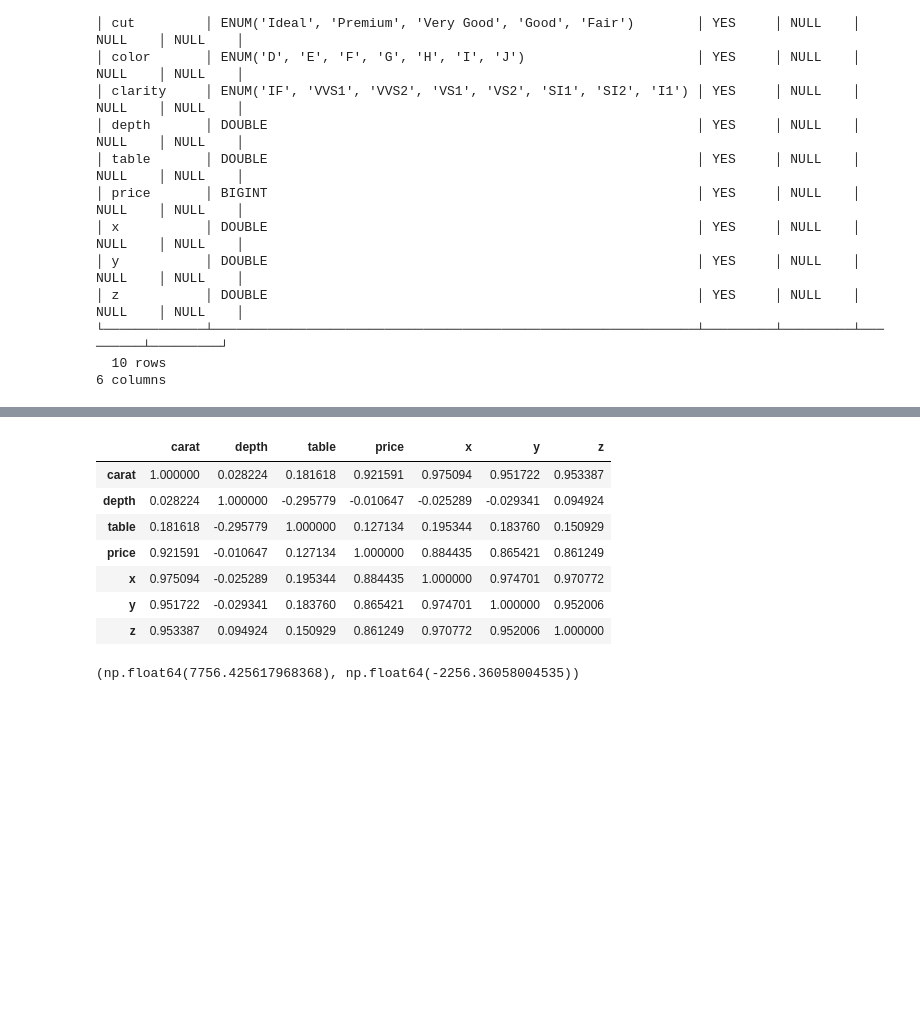
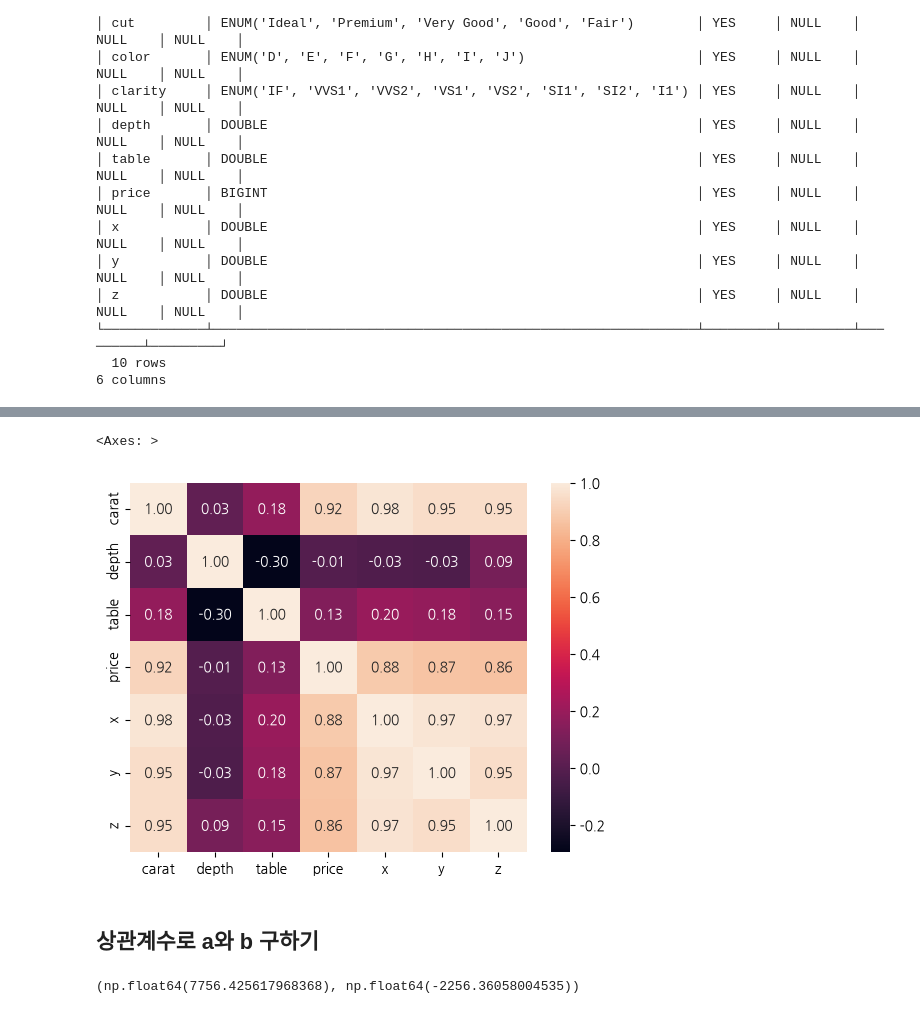
Before and after one commit to heavyrainseo/deeplearning, a Jupyter notebook: test.ipynb, the cells around one changed output, grey strips where cells are left out. Cells and saved outputs as stored; diff of their text form; code cells hidden in the pictures; blank space fills up the shorter version.

```diff
--- a/test.ipynb
+++ b/test.ipynb
@@ -48,14 +50,10 @@ plt.plot(range(len(df_copy)), df_copy.price, 'r-')
 # %%
-dm.corr(numeric_only=True)
+sns.heatmap(dm.corr(numeric_only=True), annot=True, fmt='.2f')
 # %% [output]
-|  | carat | depth | table | price | x | y | z |
-| carat | 1.000000 | 0.028224 | 0.181618 | 0.921591 | 0.975094 | 0.951722 | 0.953387 |
-| depth | 0.028224 | 1.000000 | -0.295779 | -0.010647 | -0.025289 | -0.029341 | 0.094924 |
-| table | 0.181618 | -0.295779 | 1.000000 | 0.127134 | 0.195344 | 0.183760 | 0.150929 |
-| price | 0.921591 | -0.010647 | 0.127134 | 1.000000 | 0.884435 | 0.865421 | 0.861249 |
-| x | 0.975094 | -0.025289 | 0.195344 | 0.884435 | 1.000000 | 0.974701 | 0.970772 |
-| y | 0.951722 | -0.029341 | 0.183760 | 0.865421 | 0.974701 | 1.000000 | 0.952006 |
-| z | 0.953387 | 0.094924 | 0.150929 | 0.861249 | 0.970772 | 0.952006 | 1.000000 |
+<Axes: >
+[figure, added]
+# %% [markdown]
+## 상관계수로 a와 b 구하기
 # %%
 a = df.corr().iloc[1,0] * df['price'].std()/df['carat'].std()
 b = df['price'].mean() - a * df['carat'].mean()
```
Also changed, not shown: parts of 14 cells of this notebook.
